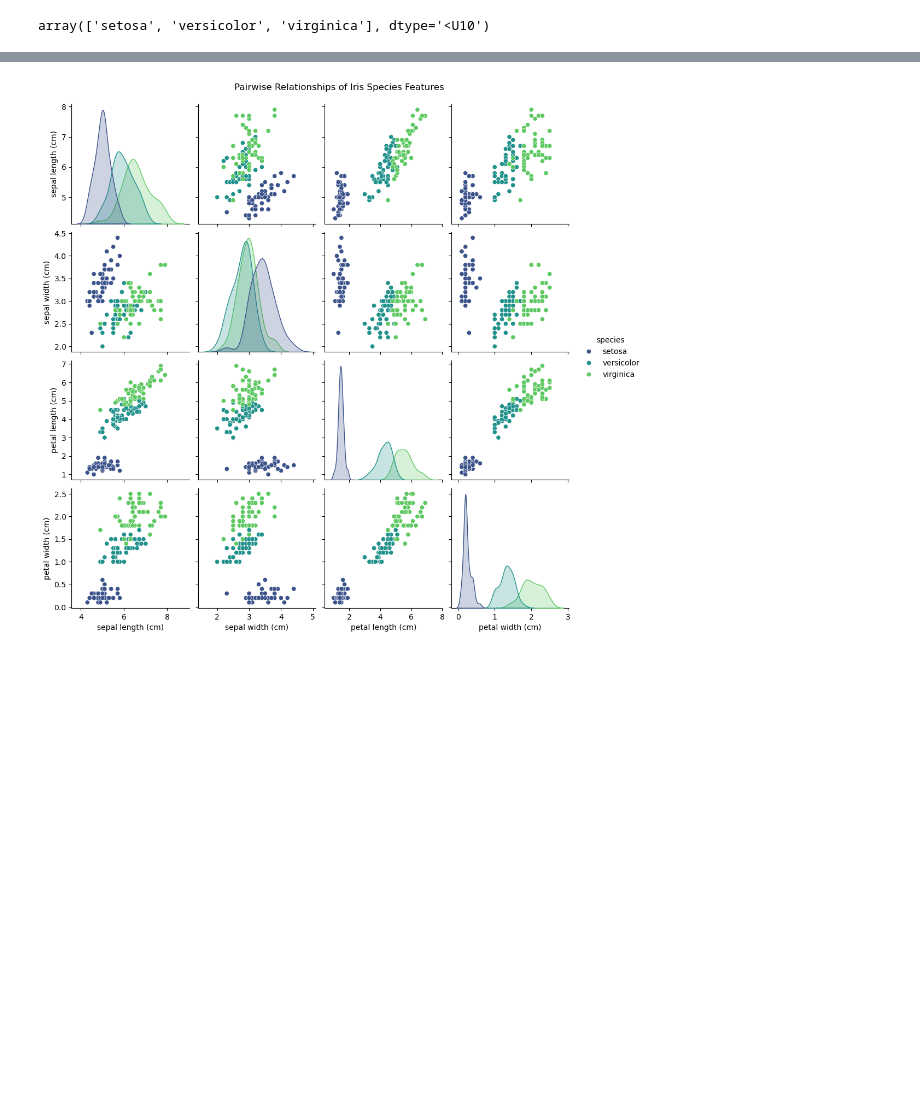
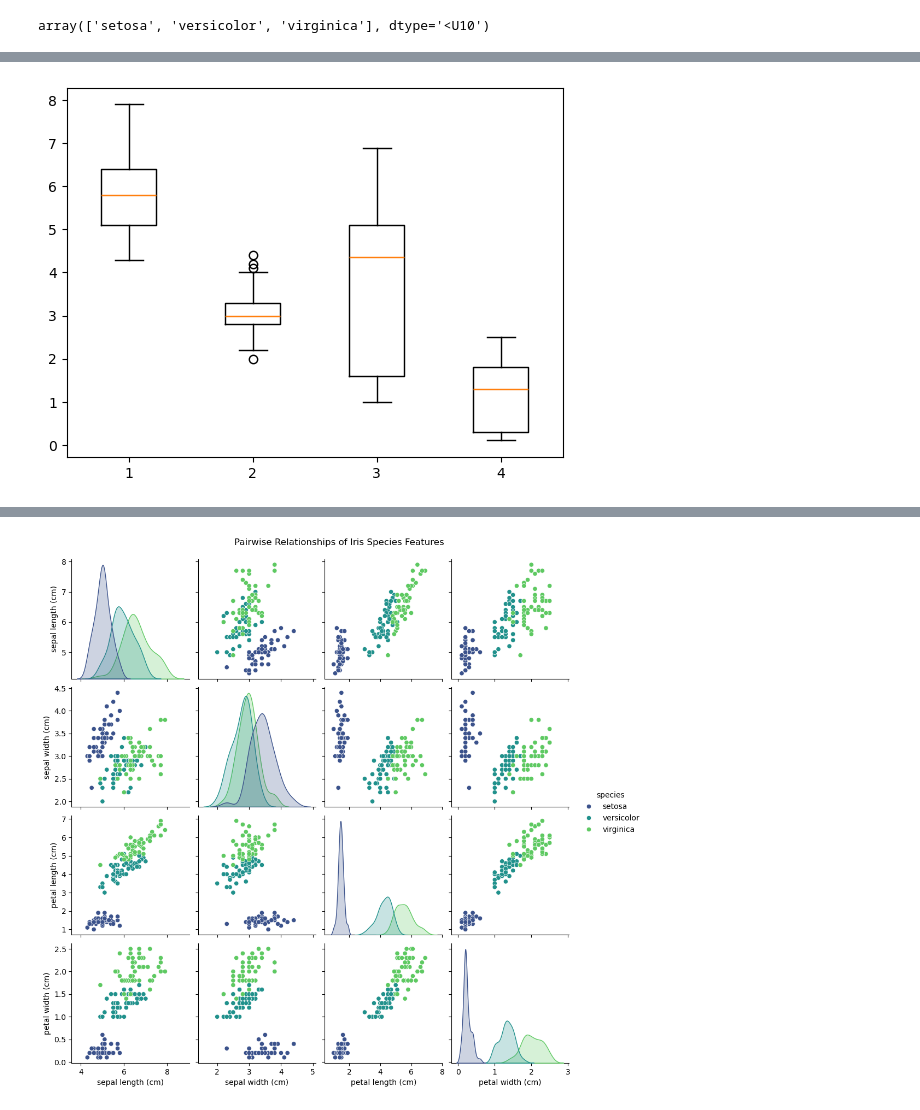
Before and after one commit to thaopham98/DataScience, a Jupyter notebook: python_analysis/A9-Dimentional Reduction.ipynb, the cells around one changed output, grey strips where cells are left out. Cells and saved outputs as stored; diff of their text form; code cells hidden in the pictures; blank space fills up the shorter version.

```diff
--- a/python_analysis/A9-Dimentional Reduction.ipynb
+++ b/python_analysis/A9-Dimentional Reduction.ipynb
@@ -165,0 +194,9 @@ array(['setosa', 'versicolor', 'virginica'], dtype='<U10')
+# %%
+fig, ax = plt.subplots()
+bplot = ax.boxplot(
+    x = data.data,
+    # tick_labels = [0,1,2,3]
+    )
+plt.show()
+# %% [output]
+[figure, added]
```
Also changed, not shown: parts of 13 cells of this notebook.
